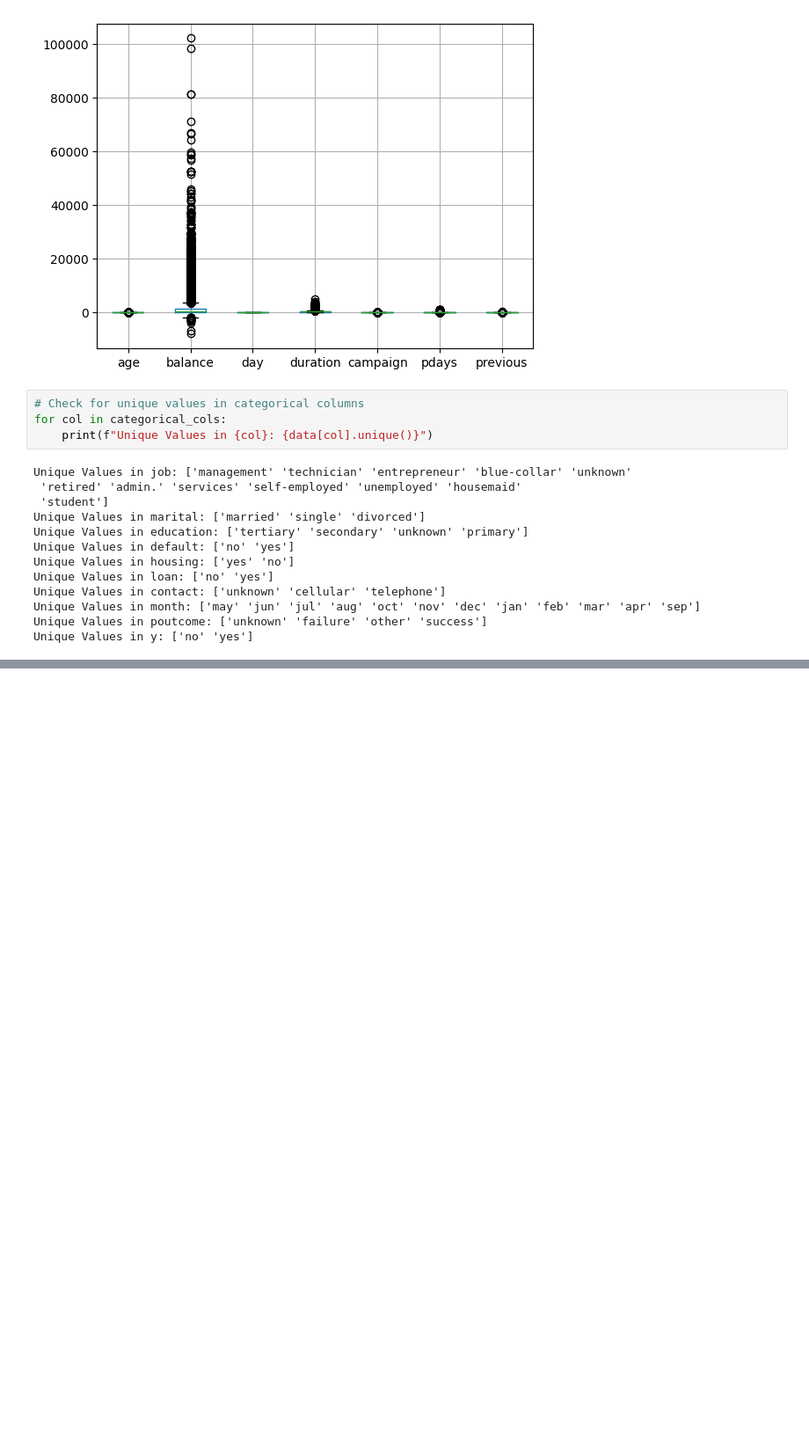
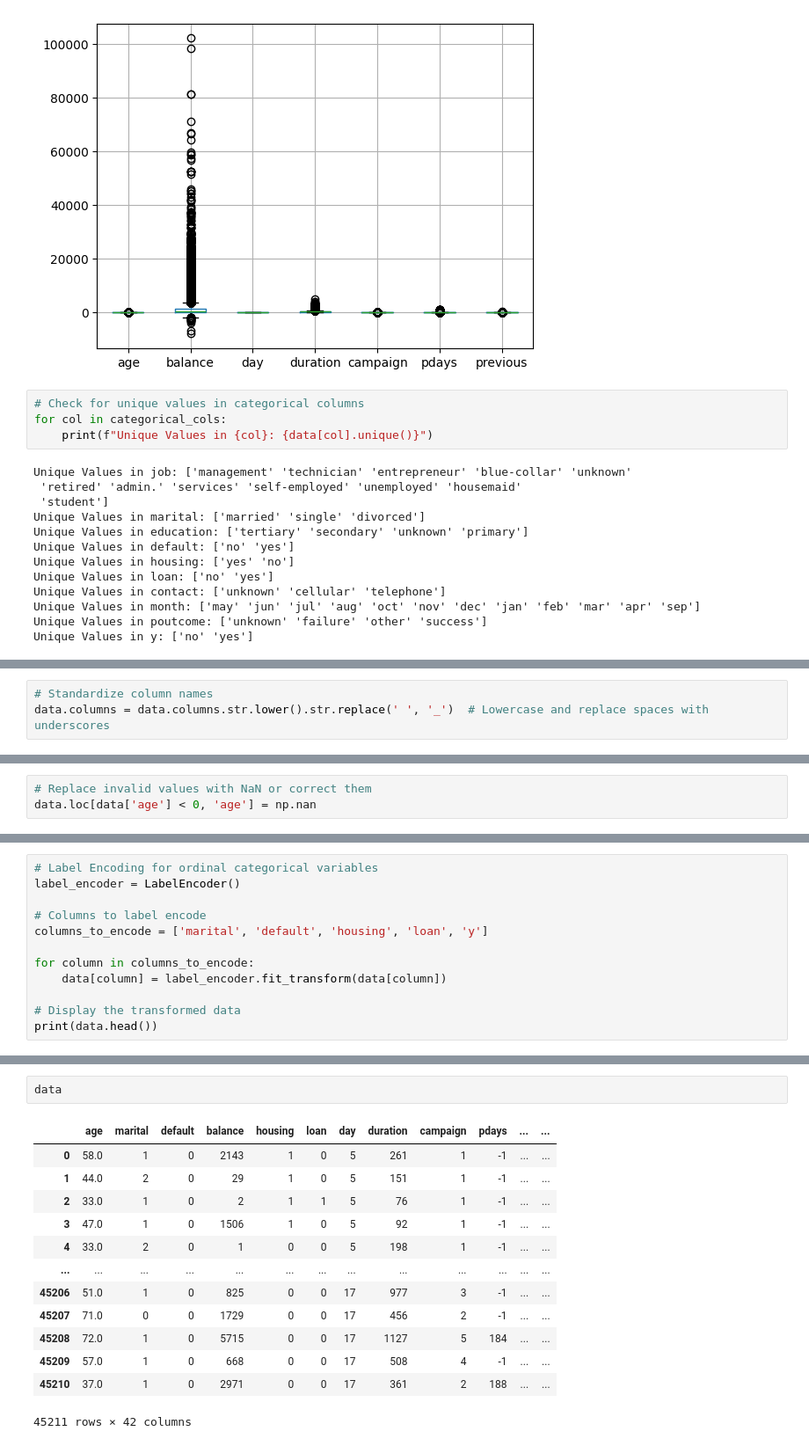
Before and after one commit to HirudikaAnupama/Predicting-Term-Deposit-Subscriptions, a Jupyter notebook: models/Data preprocessing.ipynb, the cells around one changed output, grey strips where cells are left out. Shown at 88% size. Saved outputs shown, nothing was run; the diff lists cells and outputs as text; blank space fills up the shorter version.

```diff
--- a/models/Data preprocessing.ipynb
+++ b/models/Data preprocessing.ipynb
@@ -305,0 +390,3 @@ Unique Values in y: ['no' 'yes']
+# %%
+# Standardize column names
+data.columns = data.columns.str.lower().str.replace(' ', '_')  # Lowercase and replace spaces with underscores
@@ -305,0 +425,3 @@ Unique Values in y: ['no' 'yes']
+# %%
+# Replace invalid values with NaN or correct them
+data.loc[data['age'] < 0, 'age'] = np.nan
@@ -305,0 +492,12 @@ Unique Values in y: ['no' 'yes']
+# %%
+# Label Encoding for ordinal categorical variables
+label_encoder = LabelEncoder()
+
+# Columns to label encode
+columns_to_encode = ['marital', 'default', 'housing', 'loan', 'y']
+
+for column in columns_to_encode:
+    data[column] = label_encoder.fit_transform(data[column])
+
+# Display the transformed data
+print(data.head())
@@ -305,0 +522,16 @@ Unique Values in y: ['no' 'yes']
+# %%
+data
+# %% [output]
+|  | age | marital | default | balance | housing | loan | day | duration | campaign | pdays | ... | ... |
+| 0 | 58.0 | 1 | 0 | 2143 | 1 | 0 | 5 | 261 | 1 | -1 | ... | ... |
+| 1 | 44.0 | 2 | 0 | 29 | 1 | 0 | 5 | 151 | 1 | -1 | ... | ... |
+| 2 | 33.0 | 1 | 0 | 2 | 1 | 1 | 5 | 76 | 1 | -1 | ... | ... |
+| 3 | 47.0 | 1 | 0 | 1506 | 1 | 0 | 5 | 92 | 1 | -1 | ... | ... |
+| 4 | 33.0 | 2 | 0 | 1 | 0 | 0 | 5 | 198 | 1 | -1 | ... | ... |
+| ... | ... | ... | ... | ... | ... | ... | ... | ... | ... | ... | ... | ... |
+| 45206 | 51.0 | 1 | 0 | 825 | 0 | 0 | 17 | 977 | 3 | -1 | ... | ... |
+| 45207 | 71.0 | 0 | 0 | 1729 | 0 | 0 | 17 | 456 | 2 | -1 | ... | ... |
+| 45208 | 72.0 | 1 | 0 | 5715 | 0 | 0 | 17 | 1127 | 5 | 184 | ... | ... |
+| 45209 | 57.0 | 1 | 0 | 668 | 0 | 0 | 17 | 508 | 4 | -1 | ... | ... |
+| 45210 | 37.0 | 1 | 0 | 2971 | 0 | 0 | 17 | 361 | 2 | 188 | ... | ... |
+45211 rows × 42 columns
```
Also changed, not shown: parts of 39 cells of this notebook.
